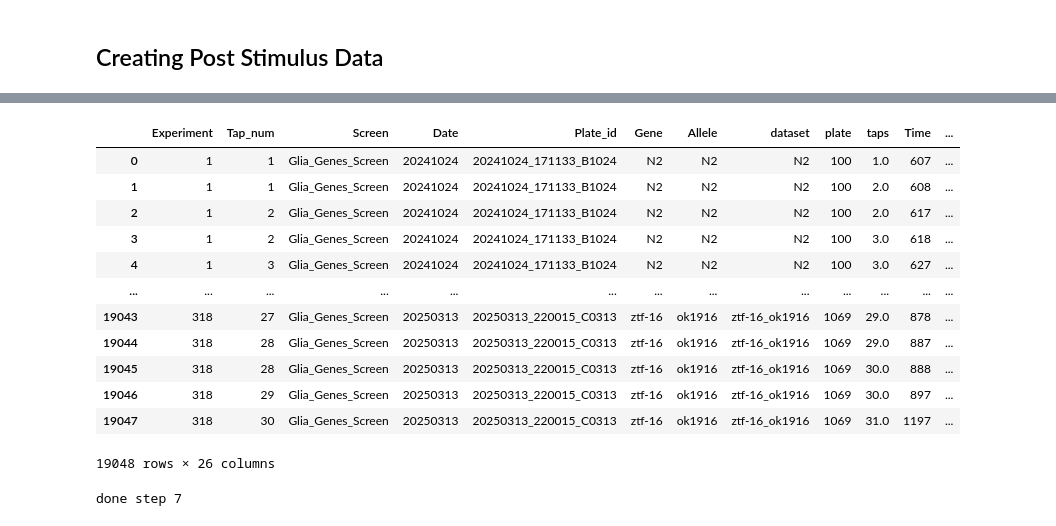
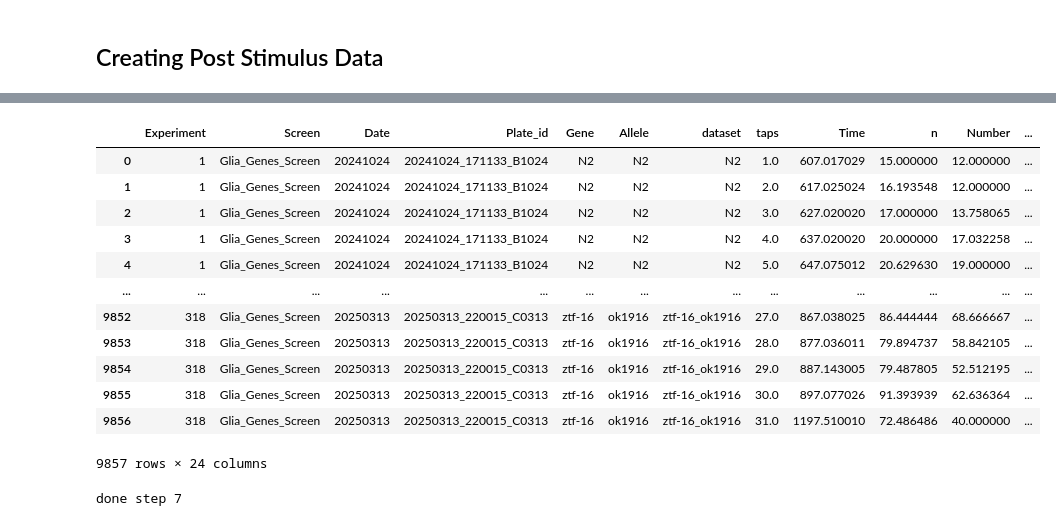
Before and after one commit to JosephLiangUBC/MWT_Dashboard, a Jupyter notebook: Step3_Tap_Baseline_Data_Analyses.ipynb, the cells around one changed output, grey strips where cells are left out. Cells and saved outputs as stored; diff of their text form; code cells hidden in the pictures.

```diff
--- a/Step3_Tap_Baseline_Data_Analyses.ipynb
+++ b/Step3_Tap_Baseline_Data_Analyses.ipynb
@@ -214,7 +217,7 @@ def assign_taps(df, tolerances):
     """
     df['taps'] = np.nan
     df['taps'][0] = 0
-    for taps, tolerance in enumerate(tolerances): #[(99, 101), (109,111), ...]
+    for taps, tolerance in enumerate(psa_tolerances): #[(99, 101), (109,111), ...]
         tap_lower,tap_upper = tolerance
         TimesInTapRange = df['Time'].between(tap_lower,tap_upper, inclusive="both")
         df.loc[TimesInTapRange,'taps'] = int(taps)+1 # set the tap to i where times are between
@@ -377,0 +331,22 @@ See the caveats in the documentation: https://pandas.pydata.org/pandas-docs/stab
+# %%
+DataLists = [0] # generates empty list at index 0 because we want indexing to start at 1
+                # when I say #1, I want the first point, not the second point
+
+experiment_counter = 1
+
+# the loop below goes through the dictionary in step 6.1 and processes data
+# and appends all data into a list of dataframes
+for s in tqdm(StrainNames.values()):
+    if not s == '':
+        result = ProcessData(s, experiment_counter)
+        DataLists.append(result['Confirm'])
+        experiment_counter = result['experiment_counter']
+
+
+# the loop below assigns taps and plates to the processed data
+for df in DataLists[1:]:
+    assign_taps(df, psa_tolerances)
+    insert_plates(df)
+
+
+print('done step 6.2')
@@ -422,10 +450,6 @@ base[['Gene', 'Allele']] = base['dataset'].str.split(pat='_', n=1, expand=True)
 base['Screen']=Screen
 
 base['Allele'] = base['Allele'].fillna('N2')
-
-base['taps'] = base['taps'].astype(float)
-
-base['taps'] = base['taps'].ffill()
 # %% [markdown]
 ### Creating `Baseline_data`
 
@@ -469,15 +487,15 @@ Baseline_data2.shape
 # %%
 # similar filters as baseline data
 
-Post_stimulus_data_pre = base.drop(columns=["Puff", "x","y"]).dropna().reset_index()
+Post_stimulus_data_pre = base[((base.Time>599.000))]
 
-Post_stimulus_data_pre = Post_stimulus_data_pre[((Post_stimulus_data_pre.Time>599))]
+Post_stimulus_data_pre = Post_stimulus_data_pre.drop(columns=["Puff", "x","y"]).dropna().reset_index()
 
-Post_stimulus_data_pre['Time'] = round(Post_stimulus_data_pre['Time']).astype('int')
+# Post_stimulus_data_pre['Time'] = Post_stimulus_data_pre['Time']
 
 # Add continuous tap numbers from 1 to 31 for each experiment
 # E.g., Experiment 1 has taps 1-31, Experiment 2 has taps 1-31 and so on..
-Post_stimulus_data_pre['Tap_num'] = Post_stimulus_data_pre.groupby(['Experiment'])['Tap'].cumsum()
+# Post_stimulus_data_pre['Tap_num'] = Post_stimulus_data_pre.groupby(['Experiment'])['Tap'].cumsum()
 
 Post_stimulus_data_pre.head()
 # %% [output]
@@ -514,42 +525,44 @@ Post_stimulus_data.head()
 # %%
-# Aggregate columns by "Experiment" + "Tap_num" by taking their means
+# Aggregate columns by "Experiment" + "taps" by taking their means
 
-Post_stimulus_data = Post_stimulus_data.groupby(['Experiment', 'Tap_num','Screen','Date','Plate_id','Gene','Allele','dataset', "plate", "taps"]).agg({
+# Post_stimulus_data_pre['Time'] = Post_stimulus_data_pre['Time'].astype('float32')
+
+Post_stimulus_data = Post_stimulus_data_pre.groupby(['Experiment','Screen','Date','Plate_id','Gene','Allele','dataset', "taps"]).agg({
     'Time': 'min', # take minimum valu of time instead of mean
     'n': 'mean',
     'Number': 'mean',
     'Instantaneous Speed': 'mean',
     'Interval Speed' : 'mean',
     'Bias': 'mean',
     'Tap': 'mean',
     'Morphwidth': 'mean',
     'Midline': 'mean',
     'Area': 'mean',
     'Angular Speed': 'mean',
     'Aspect Ratio': 'mean',
     'Kink': 'mean',
     'Curve': 'mean',
     'Crab': 'mean',
     'Pathlength': 'mean'
 })
 
 Post_stimulus_data = Post_stimulus_data.reset_index()
 
 Post_stimulus_data
 # %% [output]
-|  | Experiment | Tap_num | Screen | Date | Plate_id | Gene | Allele | dataset | plate | taps | Time | ... |
-| 0 | 1 | 1 | Glia_Genes_Screen | 20241024 | 20241024_171133_B1024 | N2 | N2 | N2 | 100 | 1.0 | 607 | ... |
-| 1 | 1 | 1 | Glia_Genes_Screen | 20241024 | 20241024_171133_B1024 | N2 | N2 | N2 | 100 | 2.0 | 608 | ... |
-| 2 | 1 | 2 | Glia_Genes_Screen | 20241024 | 20241024_171133_B1024 | N2 | N2 | N2 | 100 | 2.0 | 617 | ... |
-| 3 | 1 | 2 | Glia_Genes_Screen | 20241024 | 20241024_171133_B1024 | N2 | N2 | N2 | 100 | 3.0 | 618 | ... |
-| 4 | 1 | 3 | Glia_Genes_Screen | 20241024 | 20241024_171133_B1024 | N2 | N2 | N2 | 100 | 3.0 | 627 | ... |
+|  | Experiment | Screen | Date | Plate_id | Gene | Allele | dataset | taps | Time | n | Number | ... |
+| 0 | 1 | Glia_Genes_Screen | 20241024 | 20241024_171133_B1024 | N2 | N2 | N2 | 1.0 | 607.017029 | 15.000000 | 12.000000 | ... |
+| 1 | 1 | Glia_Genes_Screen | 20241024 | 20241024_171133_B1024 | N2 | N2 | N2 | 2.0 | 617.025024 | 16.193548 | 12.000000 | ... |
+| 2 | 1 | Glia_Genes_Screen | 20241024 | 20241024_171133_B1024 | N2 | N2 | N2 | 3.0 | 627.020020 | 17.000000 | 13.758065 | ... |
+| 3 | 1 | Glia_Genes_Screen | 20241024 | 20241024_171133_B1024 | N2 | N2 | N2 | 4.0 | 637.020020 | 20.000000 | 17.032258 | ... |
+| 4 | 1 | Glia_Genes_Screen | 20241024 | 20241024_171133_B1024 | N2 | N2 | N2 | 5.0 | 647.075012 | 20.629630 | 19.000000 | ... |
 | ... | ... | ... | ... | ... | ... | ... | ... | ... | ... | ... | ... | ... |
-| 19043 | 318 | 27 | Glia_Genes_Screen | 20250313 | 20250313_220015_C0313 | ztf-16 | ok1916 | ztf-16_ok1916 | 1069 | 29.0 | 878 | ... |
-| 19044 | 318 | 28 | Glia_Genes_Screen | 20250313 | 20250313_220015_C0313 | ztf-16 | ok1916 | ztf-16_ok1916 | 1069 | 29.0 | 887 | ... |
-| 19045 | 318 | 28 | Glia_Genes_Screen | 20250313 | 20250313_220015_C0313 | ztf-16 | ok1916 | ztf-16_ok1916 | 1069 | 30.0 | 888 | ... |
-| 19046 | 318 | 29 | Glia_Genes_Screen | 20250313 | 20250313_220015_C0313 | ztf-16 | ok1916 | ztf-16_ok1916 | 1069 | 30.0 | 897 | ... |
-| 19047 | 318 | 30 | Glia_Genes_Screen | 20250313 | 20250313_220015_C0313 | ztf-16 | ok1916 | ztf-16_ok1916 | 1069 | 31.0 | 1197 | ... |
+| 9852 | 318 | Glia_Genes_Screen | 20250313 | 20250313_220015_C0313 | ztf-16 | ok1916 | ztf-16_ok1916 | 27.0 | 867.038025 | 86.444444 | 68.666667 | ... |
+| 9853 | 318 | Glia_Genes_Screen | 20250313 | 20250313_220015_C0313 | ztf-16 | ok1916 | ztf-16_ok1916 | 28.0 | 877.036011 | 79.894737 | 58.842105 | ... |
+| 9854 | 318 | Glia_Genes_Screen | 20250313 | 20250313_220015_C0313 | ztf-16 | ok1916 | ztf-16_ok1916 | 29.0 | 887.143005 | 79.487805 | 52.512195 | ... |
+| 9855 | 318 | Glia_Genes_Screen | 20250313 | 20250313_220015_C0313 | ztf-16 | ok1916 | ztf-16_ok1916 | 30.0 | 897.077026 | 91.393939 | 62.636364 | ... |
+| 9856 | 318 | Glia_Genes_Screen | 20250313 | 20250313_220015_C0313 | ztf-16 | ok1916 | ztf-16_ok1916 | 31.0 | 1197.510010 | 72.486486 | 40.000000 | ... |
-19048 rows × 26 columns
+9857 rows × 24 columns
 # %%
 print('done step 7')
 # %% [output]
```
Also changed, not shown: parts of 14 cells of this notebook, 1 other file.
